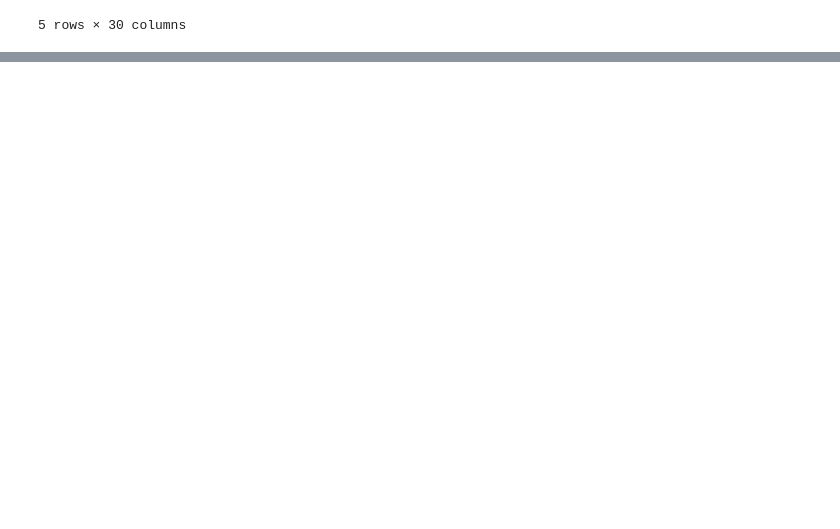
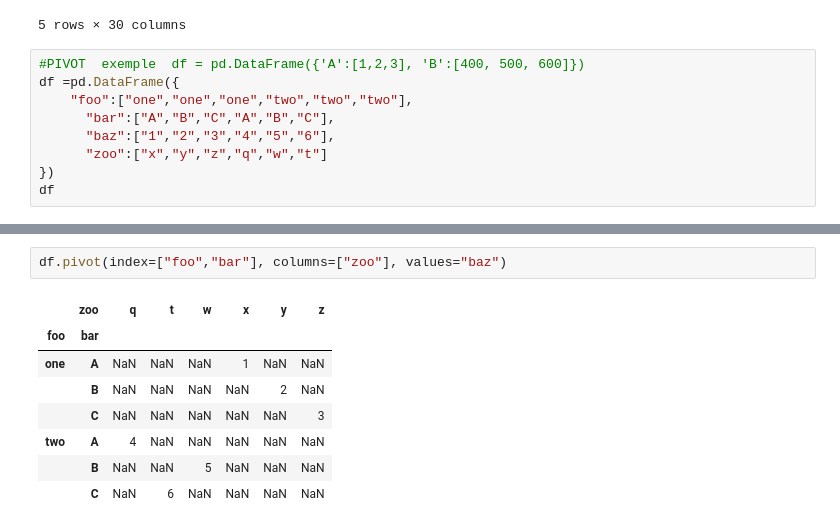
Before and after one commit to miraceti/Python_codes, a Jupyter notebook: pandas/pandas7.ipynb, the cells around one changed output, grey strips where cells are left out. Cells and saved outputs as stored; diff of their text form; blank space fills up the shorter version.

```diff
--- a/pandas/pandas7.ipynb
+++ b/pandas/pandas7.ipynb
@@ -12,3 +12,12 @@ data.head()
 | 3 | 590587 | CONSUMER AND WORKER PROTECTION | External | 1 | Senior Legal Staff Associate | CLERICAL ASSOCIATE | ... |
 | 4 | 572710 | POLICE DEPARTMENT | Internal | 1 | Procurement Analyst, Level II | PROCUREMENT ANALYST | ... |
 5 rows × 30 columns
+# %%
+#PIVOT  exemple  df = pd.DataFrame({'A':[1,2,3], 'B':[400, 500, 600]})
+df =pd.DataFrame({
+    "foo":["one","one","one","two","two","two"],
+      "bar":["A","B","C","A","B","C"],
+      "baz":["1","2","3","4","5","6"],
+      "zoo":["x","y","z","q","w","t"]
+})
+df
@@ -14,0 +46,11 @@ data.head()
+# %%
+df.pivot(index=["foo","bar"], columns=["zoo"], values="baz")
+# %% [output]
+|  | zoo | q | t | w | x | y | z |
+| foo | bar |  |  |  |  |  |  |
+| one | A | NaN | NaN | NaN | 1 | NaN | NaN |
+|  | B | NaN | NaN | NaN | NaN | 2 | NaN |
+|  | C | NaN | NaN | NaN | NaN | NaN | 3 |
+| two | A | 4 | NaN | NaN | NaN | NaN | NaN |
+|  | B | NaN | NaN | 5 | NaN | NaN | NaN |
+|  | C | NaN | 6 | NaN | NaN | NaN | NaN |
```
Also changed, not shown: parts of 20 cells of this notebook, 3 other files.
